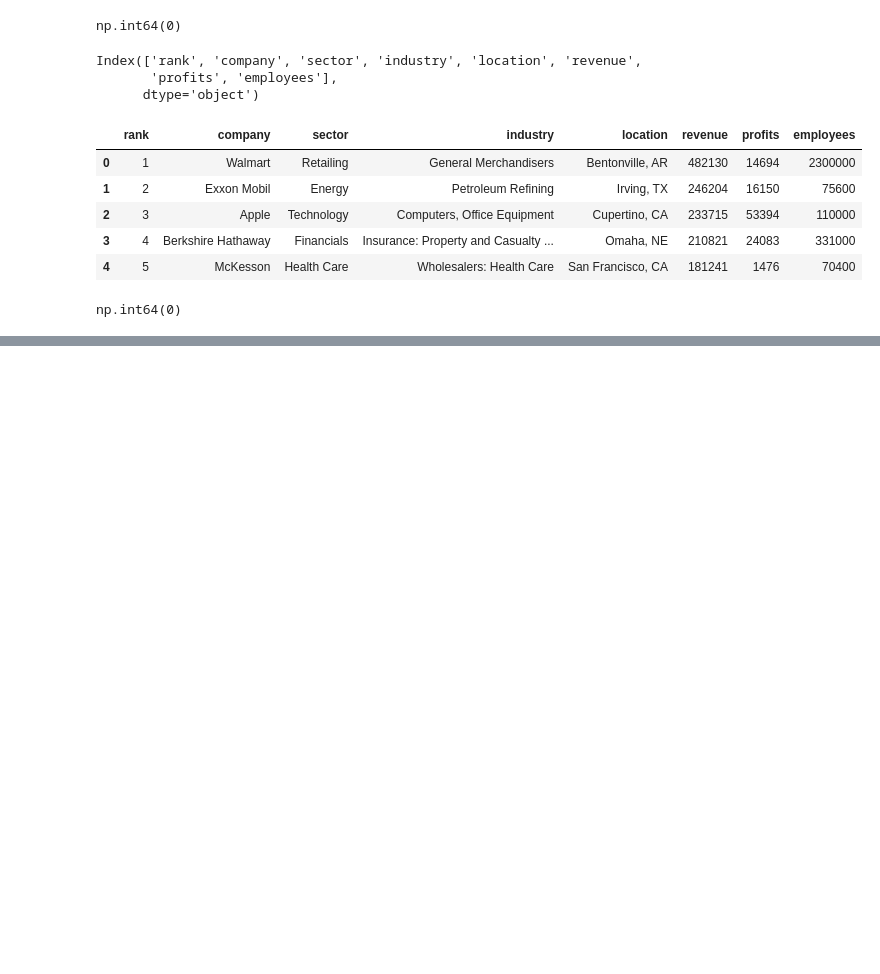
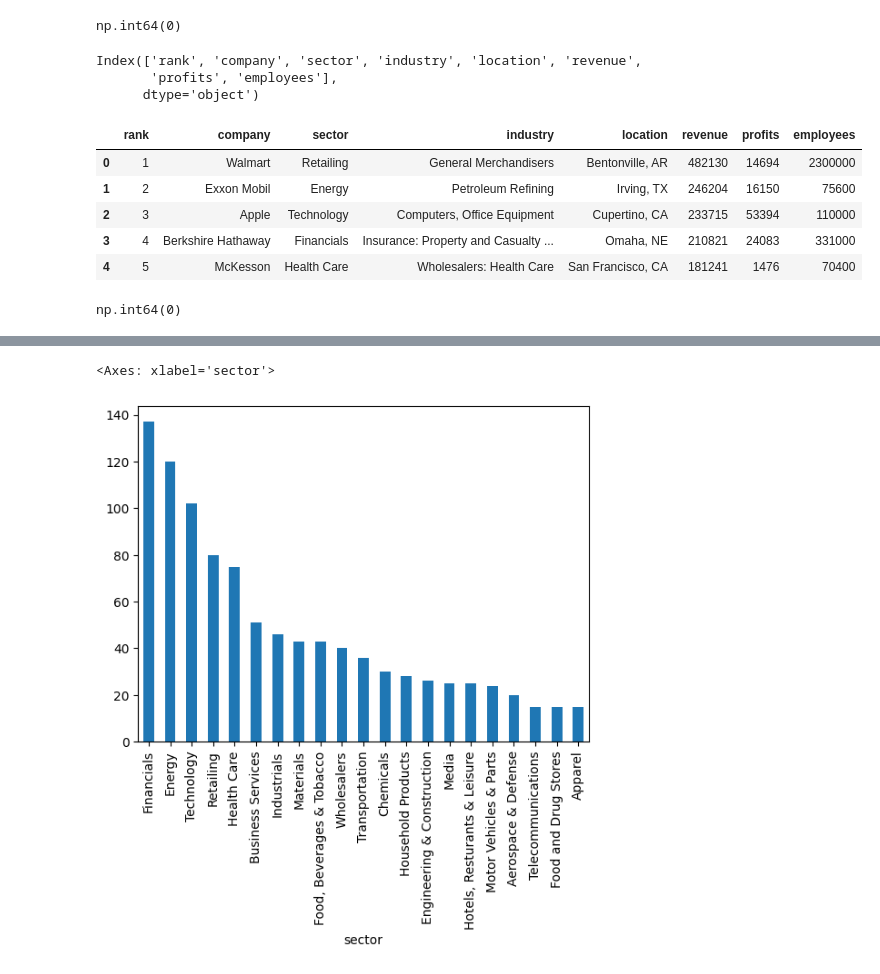
Before and after one commit to 07Shibin/07Shibin, a Jupyter notebook: FortuneThousandAnalysis.ipynb, the cells around one changed output, grey strips where cells are left out. Cells and saved outputs as stored; diff of their text form; code cells hidden in the pictures; blank space fills up the shorter version.

```diff
--- a/FortuneThousandAnalysis.ipynb
+++ b/FortuneThousandAnalysis.ipynb
@@ -193,0 +215,6 @@ df_fr.head()
+# %%
+#14. Create a bar plot of the number of companies by sector/industry.
+df_fr['sector'].value_counts().plot(kind='bar')
+# %% [output]
+<Axes: xlabel='sector'>
+[figure, added]
```
Also changed, not shown: parts of 8 cells of this notebook.
